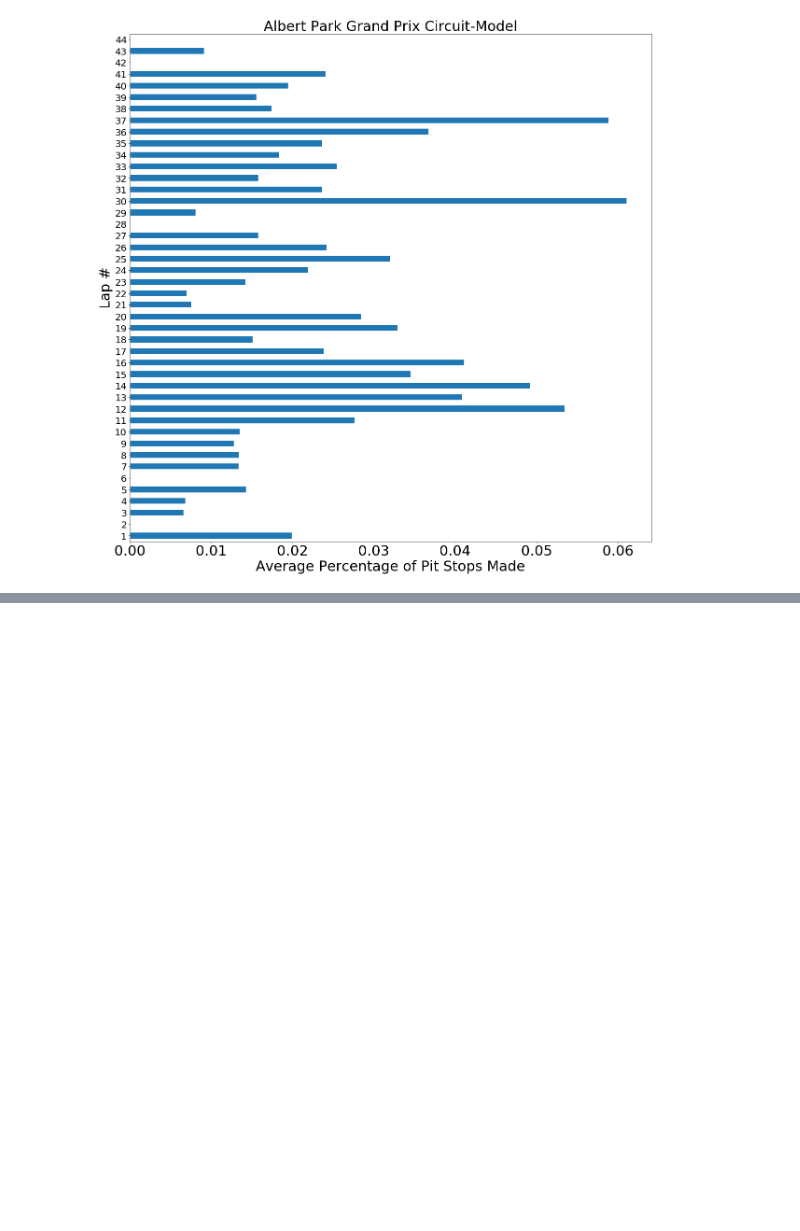
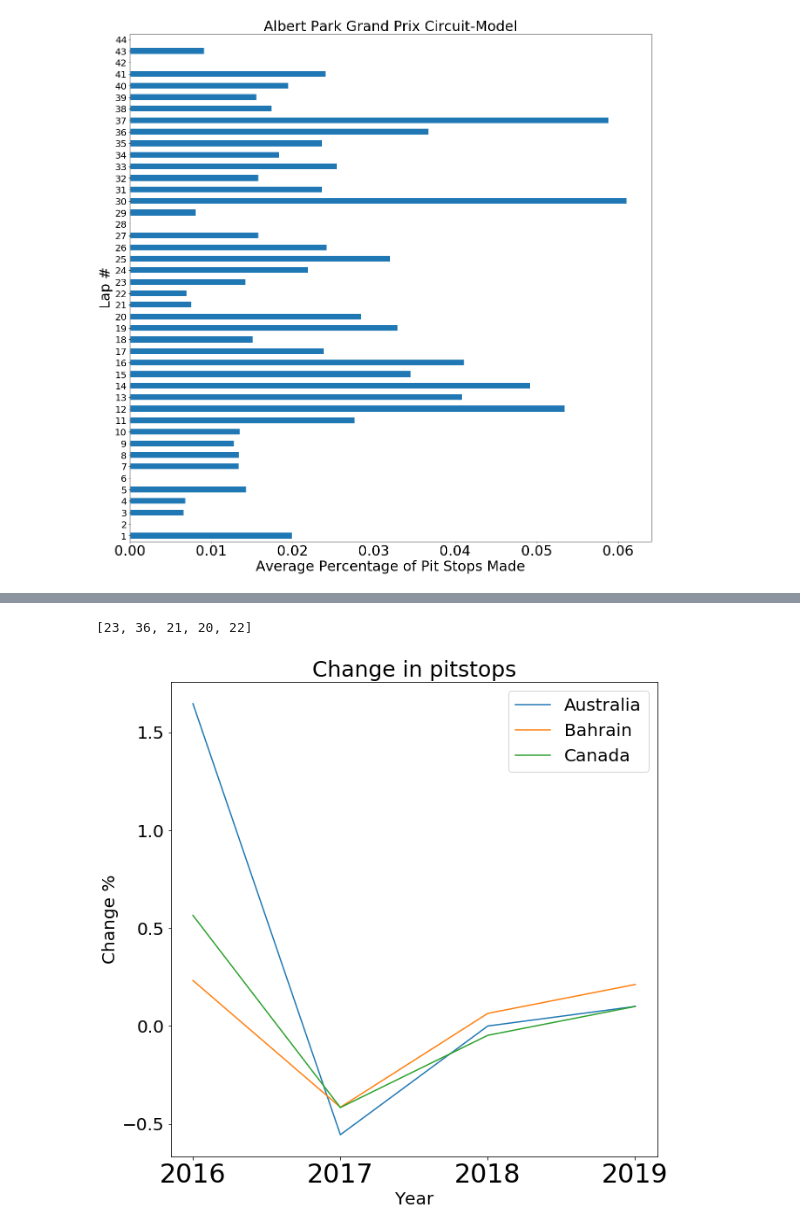
Before and after one commit to mikemejia/Capstone, a Jupyter notebook: code_folder/powerpoint_tables.ipynb, the cells around one changed output, grey strips where cells are left out. Drawn from its saved outputs; the diff is of its cells as text; code cells hidden in the pictures; blank space fills up the shorter version.

```diff
--- a/code_folder/Untitled.ipynb
+++ b/code_folder/powerpoint_tables.ipynb
@@ -133,0 +149,28 @@ plt.yticks(size = 20);
+# %%
+avg_races = []
+for i in races:
+    avg_races.append(data[(data.circuitId == i) & (data.target == True) & (data.date == 2019)].shape[0])
+# %%
+avg_races
+# %% [output]
+[23, 36, 21, 20, 22]
+# %%
+_1=pd.Series(avg_races).pct_change()
+# %%
+_2=pd.Series(avg_races).pct_change()
+# %%
+_3=pd.Series(avg_races).pct_change()
+# %%
+plt.figure(figsize = (10,10))
+plt.plot(year_s,_1, label = "Australia");
+plt.plot(year_s,_2, label = "Bahrain");
+plt.plot(year_s,_3, label = "Canada");
+plt.title('Change in pitstops', size = 25);
+plt.ylabel('Change %', size = 20);
+plt.xlabel('Year', size = 20)
+plt.legend(loc="upper right")
+plt.legend(fontsize=20)
+plt.xticks(size = 30)
+plt.yticks(size = 20);
+# %% [output]
+[figure, added]
```
Also changed, not shown: parts of 7 cells of this notebook, 3 other files.
